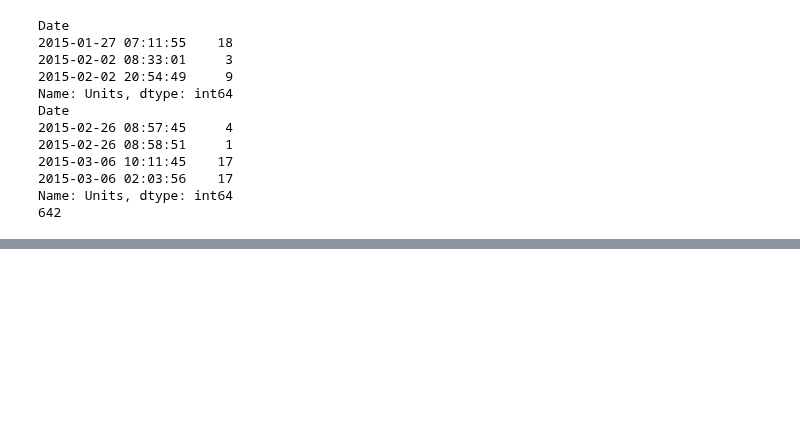
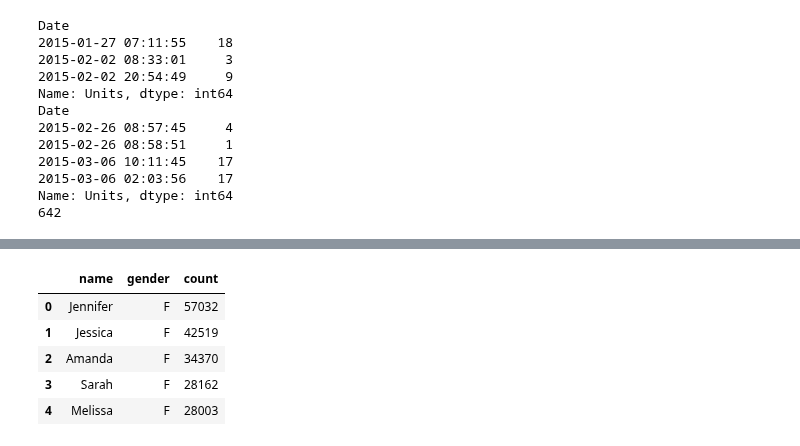
Before and after one commit to cyrsis/TensorflowPY36CPU, a Jupyter notebook: _1_PythonBasic/Pandas/MergingDataFramePandas.ipynb, the cells around one changed output, grey strips where cells are left out. Drawn from its saved outputs; the diff is of its cells as text; code cells hidden in the pictures; blank space fills up the shorter version.

```diff
--- a/_1_PythonBasic/Pandas/MergingDataFramePandas.ipynb
+++ b/_1_PythonBasic/Pandas/MergingDataFramePandas.ipynb
@@ -10,14 +10,16 @@ The column labels of each DataFrame are NOC, Country, & Total where NOC is a thr
 # Import pandas
 import pandas as pd
 
+path = 'K:\\TensorflowPY36CPU\\TensorflowPY36CPU\\_1_PythonBasic\\Pandas\\'
+
 # Read 'Bronze.csv' into a DataFrame: bronze
-bronze = pd.read_csv('/Users/victor/Documents/Dev/TensorflowPY36CPU/_1_PythonBasic/Pandas/Bronze.csv')
+bronze = pd.read_csv('K:\\TensorflowPY36CPU\\TensorflowPY36CPU\\_1_PythonBasic\\Pandas\\Bronze.csv')
 
 # Read 'Silver.csv' into a DataFrame: silver
-silver = pd.read_csv('/Users/victor/Documents/Dev/TensorflowPY36CPU/_1_PythonBasic/Pandas/Silver.csv')
+silver = pd.read_csv('K:\\TensorflowPY36CPU\\TensorflowPY36CPU\\_1_PythonBasic\\Pandas\\Silver.csv')
 
 # Read 'Gold.csv' into a DataFrame: gold
-gold = pd.read_csv('/Users/victor/Documents/Dev/TensorflowPY36CPU/_1_PythonBasic/Pandas/Gold.csv')
+gold = pd.read_csv('K:\\TensorflowPY36CPU\\TensorflowPY36CPU\\_1_PythonBasic\\Pandas\\Gold.csv')
 
 # Print the first five rows of gold
 print(gold.head())
@@ -530,0 +572,14 @@ Name: Units, dtype: int64
+# %%
+## init
+names_1881 = pd.read_csv(path+'names1881.csv',header=None,names=['name','gender','count'])
+names_1981 = pd.read_csv(path+'names1981.csv',header=None,names=['name','gender','count'])
+# %%
+names_1881.head()
+names_1981.head()
+# %% [output]
+|  | name | gender | count |
+| 0 | Jennifer | F | 57032 |
+| 1 | Jessica | F | 42519 |
+| 2 | Amanda | F | 34370 |
+| 3 | Sarah | F | 28162 |
+| 4 | Melissa | F | 28003 |
```
Also changed, not shown: parts of 47 cells of this notebook, 8 other files.
